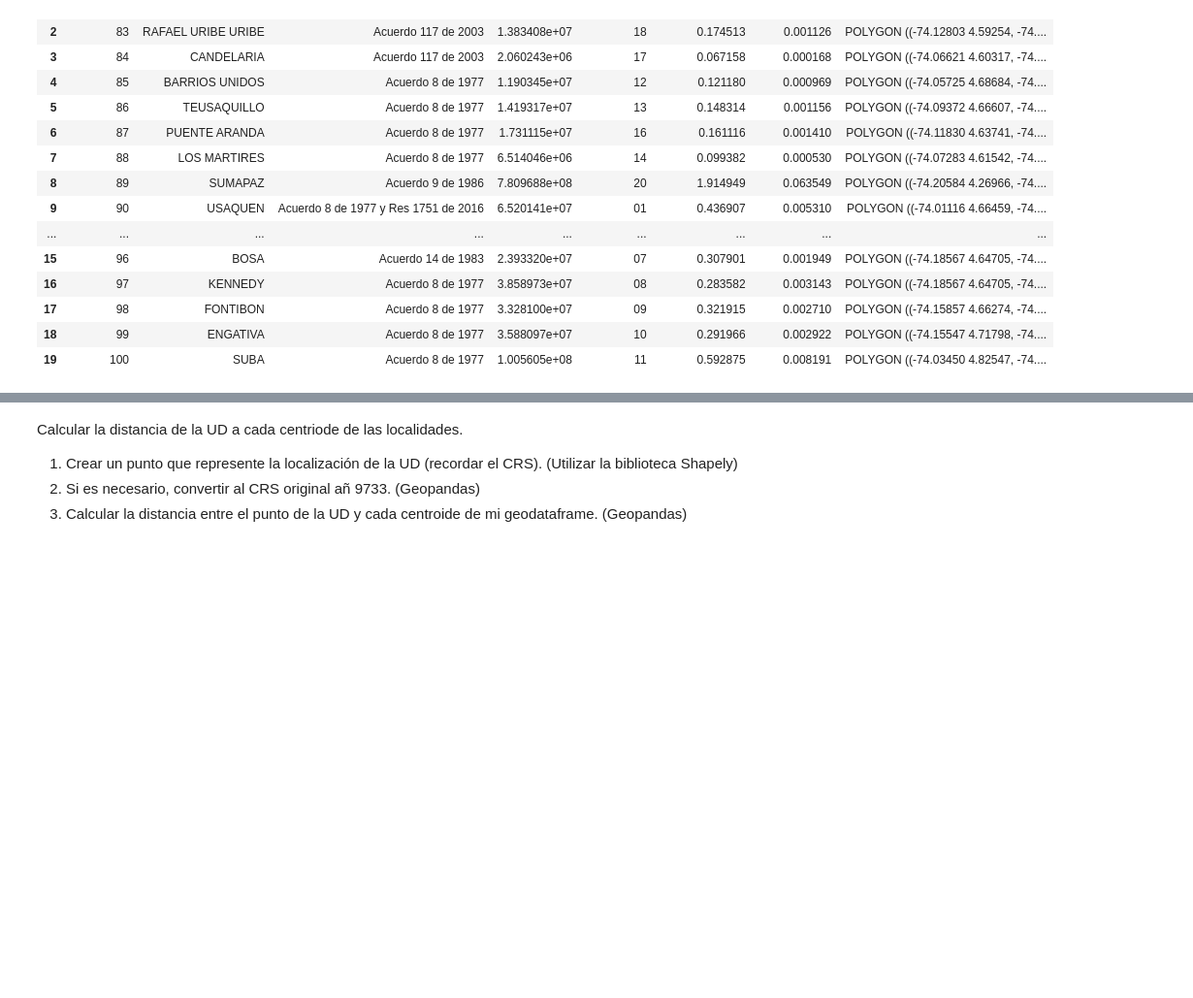
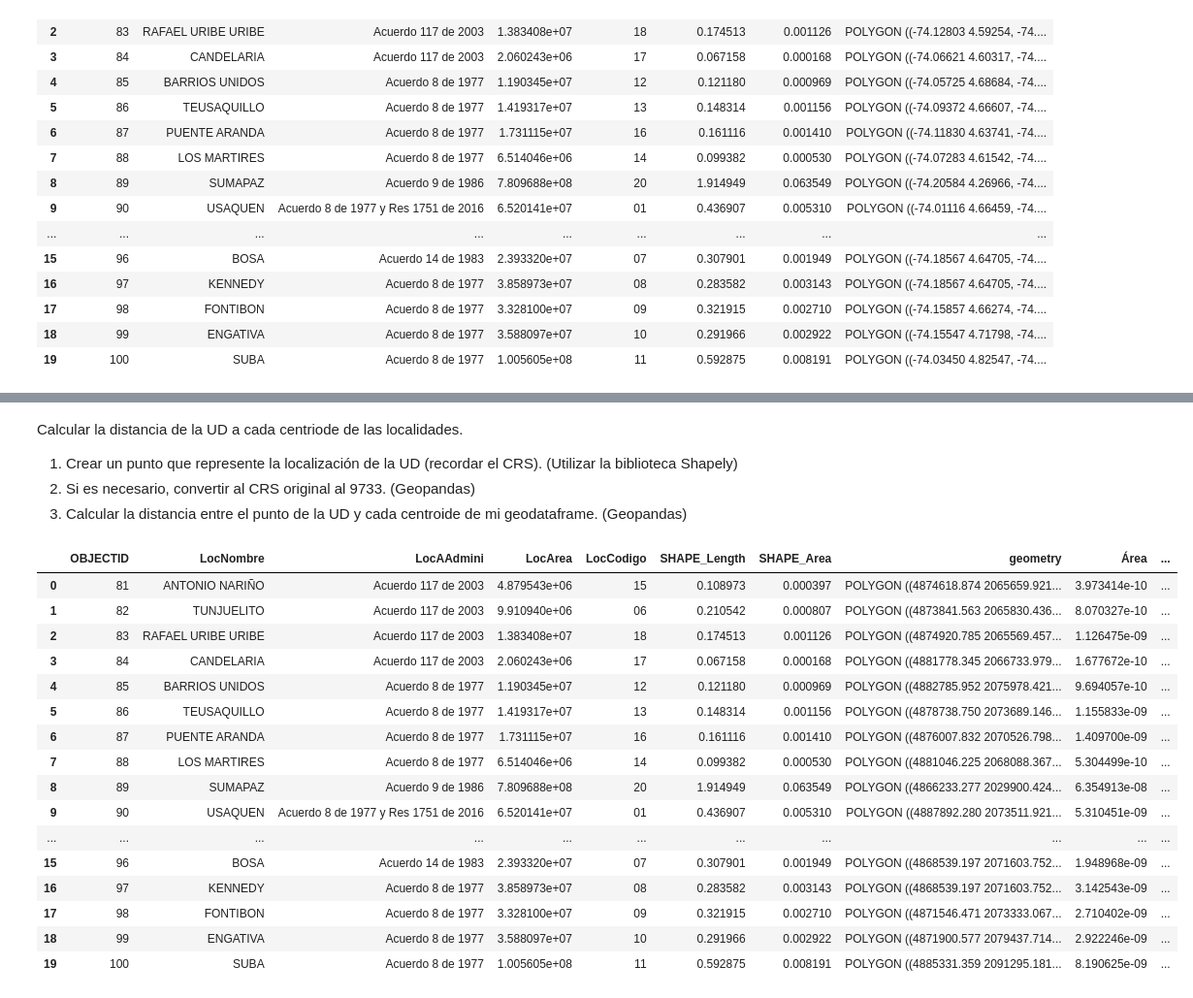
Before and after one commit to Mariaranbo16/Geopandas, a Jupyter notebook: IntroGeoPandas_2024_04_29.ipynb, the cells around one changed output, grey strips where cells are left out. Shown at 97% size. Saved outputs shown, nothing was run; the diff lists cells and outputs as text; code cells hidden in the pictures; blank space fills up the shorter version.

```diff
--- a/IntroGeoPandas_2024_04_29.ipynb
+++ b/IntroGeoPandas_2024_04_29.ipynb
@@ -160,5 +161,28 @@ Calcular la distancia de la UD a cada centriode de las localidades.
 
 1. Crear un punto que represente la localización de la UD (recordar el CRS).
 (Utilizar la biblioteca Shapely)
-2. Si es necesario, convertir al CRS original añ 9733. (Geopandas)
+2. Si es necesario, convertir al CRS original al 9733. (Geopandas)
 3. Calcular la distancia entre el punto de la UD y cada centroide de mi geodataframe. (Geopandas)
+# %%
+crs_proyectado = "EPSG:9377"
+gdf_localidades = gdf_localidades.to_crs(crs=crs_proyectado)
+gdf_localidades["Centroide"]=gdf_localidades.centroid
+gdf_localidades
+# %% [output]
+|  | OBJECTID | LocNombre | LocAAdmini | LocArea | LocCodigo | SHAPE_Length | SHAPE_Area | geometry | Área | ... |
+| 0 | 81 | ANTONIO NARIÑO | Acuerdo 117 de 2003 | 4.879543e+06 | 15 | 0.108973 | 0.000397 | POLYGON ((4874618.874 2065659.921... | 3.973414e-10 | ... |
+| 1 | 82 | TUNJUELITO | Acuerdo 117 de 2003 | 9.910940e+06 | 06 | 0.210542 | 0.000807 | POLYGON ((4873841.563 2065830.436... | 8.070327e-10 | ... |
+| 2 | 83 | RAFAEL URIBE URIBE | Acuerdo 117 de 2003 | 1.383408e+07 | 18 | 0.174513 | 0.001126 | POLYGON ((4874920.785 2065569.457... | 1.126475e-09 | ... |
+| 3 | 84 | CANDELARIA | Acuerdo 117 de 2003 | 2.060243e+06 | 17 | 0.067158 | 0.000168 | POLYGON ((4881778.345 2066733.979... | 1.677672e-10 | ... |
+| 4 | 85 | BARRIOS UNIDOS | Acuerdo 8 de 1977 | 1.190345e+07 | 12 | 0.121180 | 0.000969 | POLYGON ((4882785.952 2075978.421... | 9.694057e-10 | ... |
+| 5 | 86 | TEUSAQUILLO | Acuerdo 8 de 1977 | 1.419317e+07 | 13 | 0.148314 | 0.001156 | POLYGON ((4878738.750 2073689.146... | 1.155833e-09 | ... |
+| 6 | 87 | PUENTE ARANDA | Acuerdo 8 de 1977 | 1.731115e+07 | 16 | 0.161116 | 0.001410 | POLYGON ((4876007.832 2070526.798... | 1.409700e-09 | ... |
+| 7 | 88 | LOS MARTIRES | Acuerdo 8 de 1977 | 6.514046e+06 | 14 | 0.099382 | 0.000530 | POLYGON ((4881046.225 2068088.367... | 5.304499e-10 | ... |
+| 8 | 89 | SUMAPAZ | Acuerdo 9 de 1986 | 7.809688e+08 | 20 | 1.914949 | 0.063549 | POLYGON ((4866233.277 2029900.424... | 6.354913e-08 | ... |
+| 9 | 90 | USAQUEN | Acuerdo 8 de 1977 y Res 1751 de 2016 | 6.520141e+07 | 01 | 0.436907 | 0.005310 | POLYGON ((4887892.280 2073511.921... | 5.310451e-09 | ... |
+| ... | ... | ... | ... | ... | ... | ... | ... | ... | ... | ... |
+| 15 | 96 | BOSA | Acuerdo 14 de 1983 | 2.393320e+07 | 07 | 0.307901 | 0.001949 | POLYGON ((4868539.197 2071603.752... | 1.948968e-09 | ... |
+| 16 | 97 | KENNEDY | Acuerdo 8 de 1977 | 3.858973e+07 | 08 | 0.283582 | 0.003143 | POLYGON ((4868539.197 2071603.752... | 3.142543e-09 | ... |
+| 17 | 98 | FONTIBON | Acuerdo 8 de 1977 | 3.328100e+07 | 09 | 0.321915 | 0.002710 | POLYGON ((4871546.471 2073333.067... | 2.710402e-09 | ... |
+| 18 | 99 | ENGATIVA | Acuerdo 8 de 1977 | 3.588097e+07 | 10 | 0.291966 | 0.002922 | POLYGON ((4871900.577 2079437.714... | 2.922246e-09 | ... |
+| 19 | 100 | SUBA | Acuerdo 8 de 1977 | 1.005605e+08 | 11 | 0.592875 | 0.008191 | POLYGON ((4885331.359 2091295.181... | 8.190625e-09 | ... |
```
Also changed, not shown: parts of 11 cells of this notebook.
